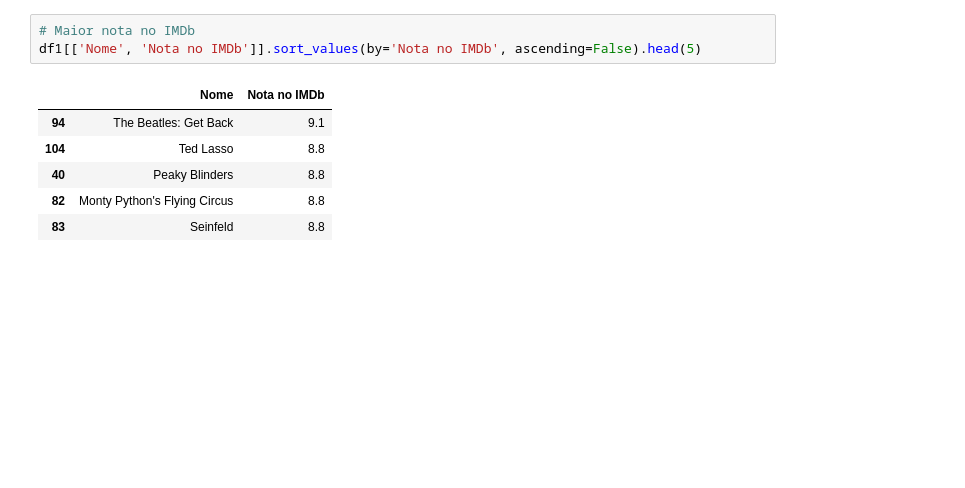
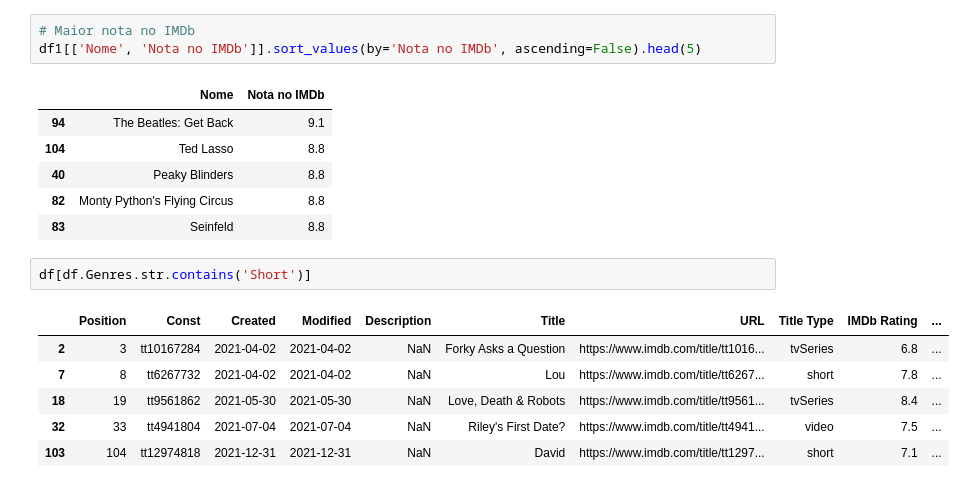
Before and after one commit to rodolforicardotech/my-movies-2021, a Jupyter notebook: analise.ipynb, the cells around one changed output. Saved outputs shown, nothing was run; the diff lists cells and outputs as text; blank space fills up the shorter version.

```diff
--- a/analise.ipynb
+++ b/analise.ipynb
@@ -276,3 +276,12 @@ df1[['Nome', 'Nota no IMDb']].sort_values(by='Nota no IMDb', ascending=False).he
 | 40 | Peaky Blinders | 8.8 |
 | 82 | Monty Python's Flying Circus | 8.8 |
 | 83 | Seinfeld | 8.8 |
+# %%
+df[df.Genres.str.contains('Short')]
+# %% [output]
+|  | Position | Const | Created | Modified | Description | Title | URL | Title Type | IMDb Rating | ... |
+| 2 | 3 | tt10167284 | 2021-04-02 | 2021-04-02 | NaN | Forky Asks a Question | https://www.imdb.com/title/tt1016... | tvSeries | 6.8 | ... |
+| 7 | 8 | tt6267732 | 2021-04-02 | 2021-04-02 | NaN | Lou | https://www.imdb.com/title/tt6267... | short | 7.8 | ... |
+| 18 | 19 | tt9561862 | 2021-05-30 | 2021-05-30 | NaN | Love, Death & Robots | https://www.imdb.com/title/tt9561... | tvSeries | 8.4 | ... |
+| 32 | 33 | tt4941804 | 2021-07-04 | 2021-07-04 | NaN | Riley's First Date? | https://www.imdb.com/title/tt4941... | video | 7.5 | ... |
+| 103 | 104 | tt12974818 | 2021-12-31 | 2021-12-31 | NaN | David | https://www.imdb.com/title/tt1297... | short | 7.1 | ... |
```
Also changed, not shown: parts of 2 cells of this notebook, 1 other file.
